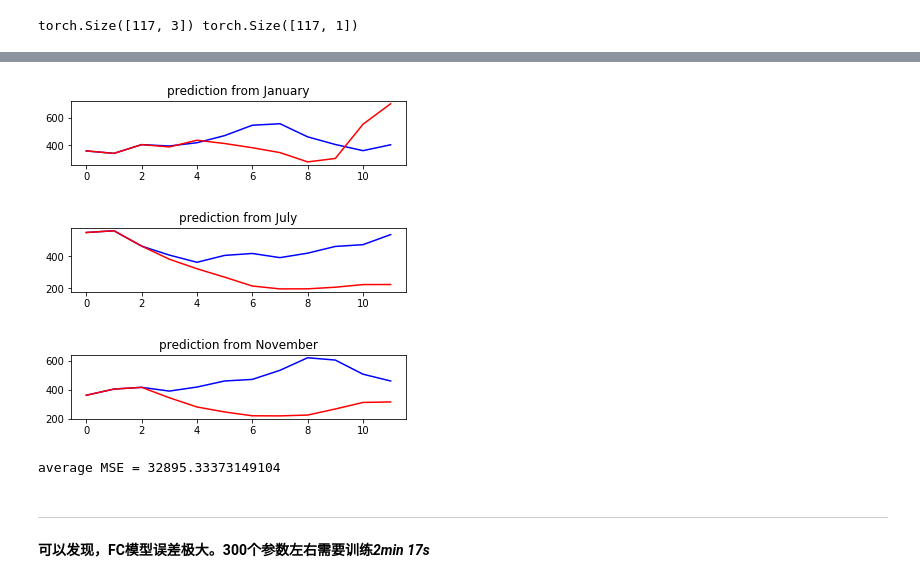
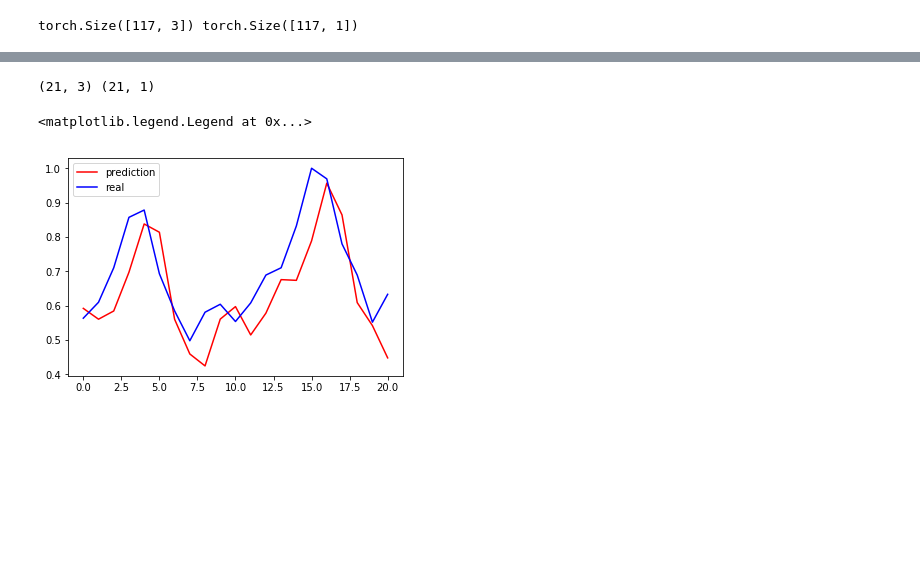
Before and after one commit to Elin24/learning_pyTorch_with_SherlockLiao, a Jupyter notebook: Chapter_5/sequencePrediction/FullConnection.ipynb, the cells around one changed output, grey strips where cells are left out. Saved outputs shown, nothing was run; the diff lists cells and outputs as text; code cells hidden in the pictures; blank space fills up the shorter version.

```diff
--- a/Chapter_5/sequencePrediction/FullConnection.ipynb
+++ b/Chapter_5/sequencePrediction/FullConnection.ipynb
@@ -106,40 +132,19 @@ Wall time: 2min 17s
-# %%
-fc = fc.eval()
-
-# 预测结果并比较
-
-# 定义预测函数
-def predict(model, x, t = 12) :
-    predlist = x.reshape(-1).tolist()
-    x = toTs(x.reshape(-1, 3))
-    for i in range(12) :
-        varX = cudAvl(Variable(x, volatile=True))
-        y = model(varX).data[0, 0]
-        predlist.append(y)
-        x[0, 0] = x[0, 1]
-        x[0, 1] = x[0, 2]
-        x[0, 2] = y
-    return np.array(predlist)
-
-subplotloc, subplotTitle = [311, 312, 313], ['January', 'July', 'November']
-allMse = 0.0
-for i in range(3) :
-    # numpy转化为Tensor后引用的是原来的array数组，需要备份一份操作
-    predlist = predict(fc, test[i, :, :].copy())[:12]
-    plt.subplot(subplotloc[i])
-    plt.title('prediction from {}'.format(subplotTitle[i]))
-    plt.plot(result[i], 'b', label='real')
-    plt.plot(predlist, 'r', label='pred')
-    plt.show()
-    mse = sum((predlist - result[i]) ** 2) / 12
-    allMse += mse
-allMse /= 3
-print('average MSE =', allMse)
-# %% [output]
-[figure, removed]
-[figure, removed]
-[figure, removed]
-average MSE = 32895.33373149104
-# %% [markdown]
----
-**可以发现，FC模型误差极大。300个参数左右需要训练*2min 17s***
+# %%
+# 测试
+
+px, ry = create_dataset(real, input_size)
+px = px.reshape(-1, 3)
+ry = ry.reshape(-1, 1)
+print(px.shape, ry.shape)
+px = torch.from_numpy(px)
+px = cudAvl(Variable(px))
+py = np.array(fc(px).data)
+
+# 画出实际结果和预测的结果
+plt.plot(py, 'r', label='prediction')
+plt.plot(ry, 'b', label='real')
+plt.legend(loc='best')
+# %% [output]
+(21, 3) (21, 1)
+<matplotlib.legend.Legend at 0x...>
+[figure, added]
```
Also changed, not shown: parts of 5 cells of this notebook.
